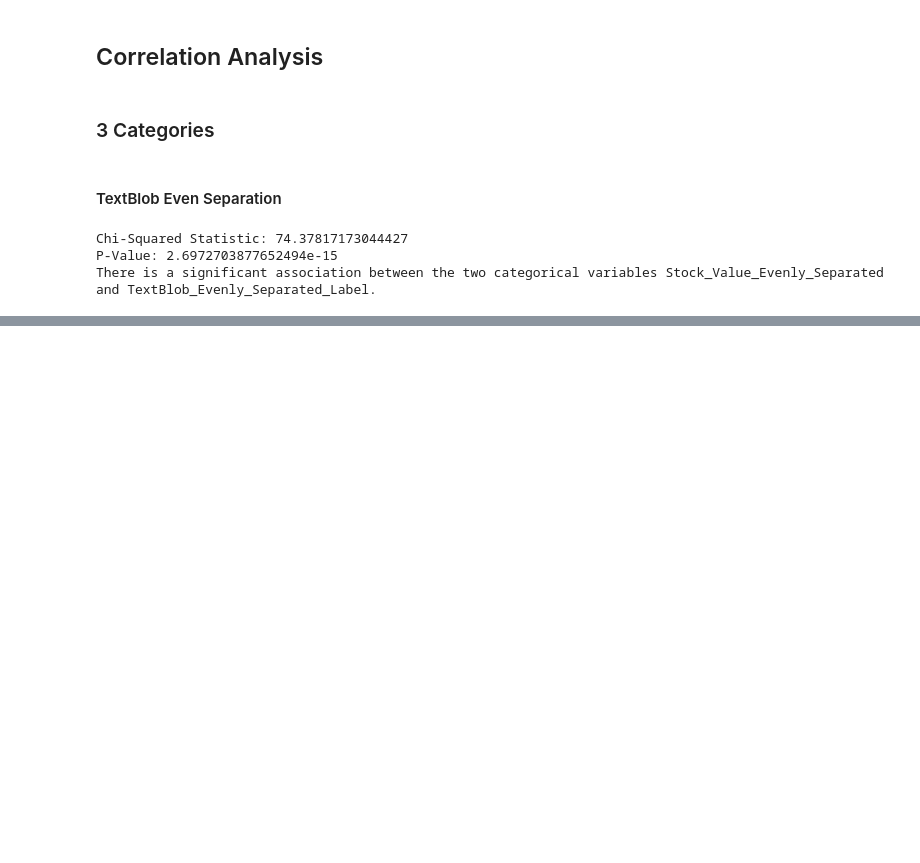
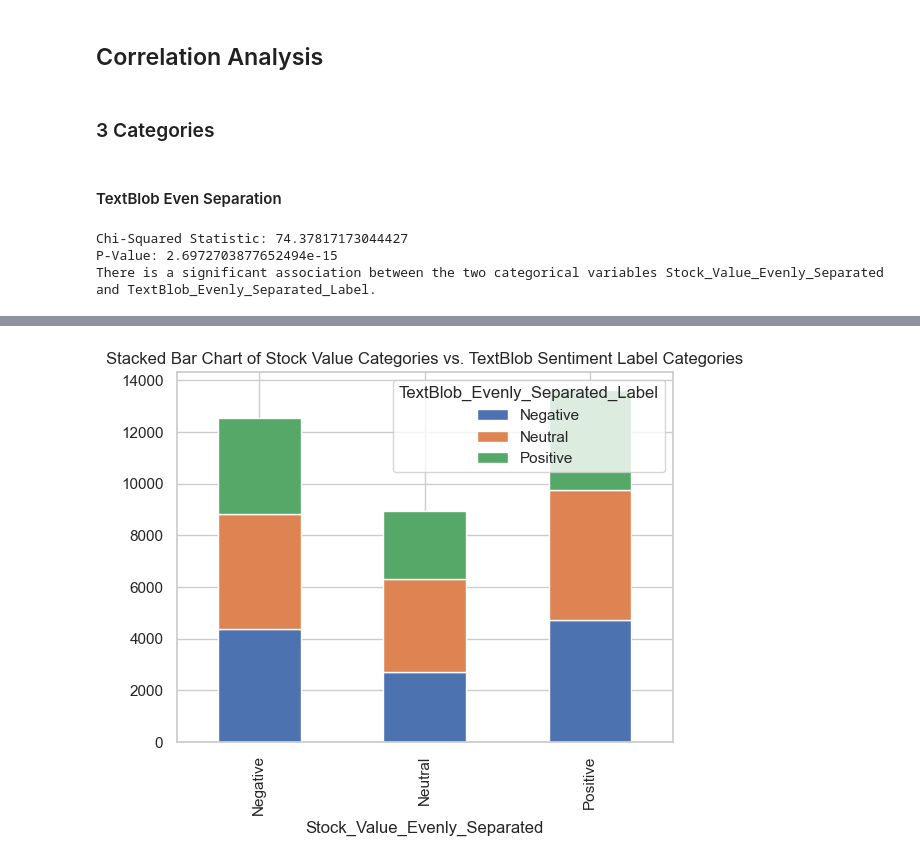
Before and after one commit to M-Mcknsn/NAK-Text-Analytics, a Jupyter notebook: src/correlation_analysis.ipynb, the cells around one changed output, grey strips where cells are left out. Cells and saved outputs as stored; diff of their text form; code cells hidden in the pictures; blank space fills up the shorter version.

```diff
--- a/src/correlation_analysis.ipynb
+++ b/src/correlation_analysis.ipynb
@@ -123,0 +141,8 @@ There is a significant association between the two categorical variables Stock_V
+# %%
+contingency_table = pd.crosstab(df_merged_3_categories['Stock_Value_Evenly_Separated'], df_merged_3_categories['TextBlob_Evenly_Separated_Label'])
+
+contingency_table.plot(kind='bar', stacked=True)
+plt.title('Stacked Bar Chart of Stock Value Categories vs. TextBlob Sentiment Label Categories')
+plt.show()
+# %% [output]
+[figure, added]
```
Also changed, not shown: parts of 6 cells of this notebook, 2 other files.
